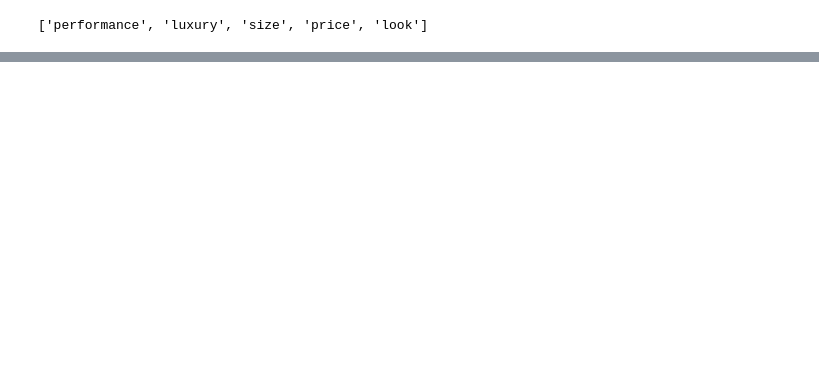
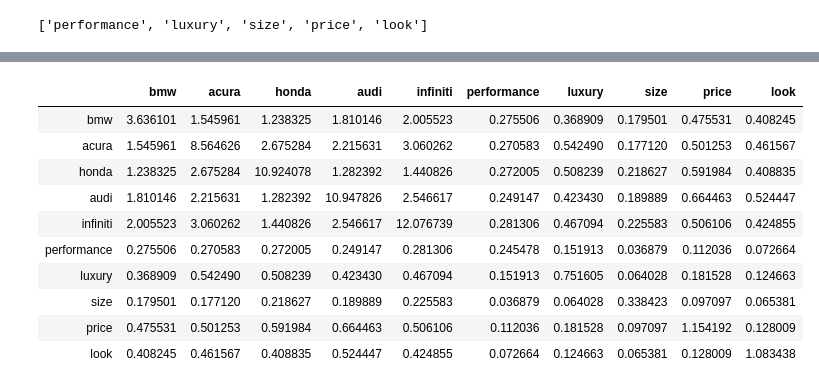
Before and after one commit to datajake-hill/text_hw1, a Jupyter notebook: HW1_Analysis.ipynb, the cells around one changed output, grey strips where cells are left out. Cells and saved outputs as stored; diff of their text form; code cells hidden in the pictures; blank space fills up the shorter version.

```diff
--- a/HW1_Analysis.ipynb
+++ b/HW1_Analysis.ipynb
@@ -376,0 +418,25 @@ top_5_attr_num
+# %%
+lifts_br_attr = np.zeros((10, 10))
+N = len(df)
+for i in range(10):
+    count1 = brands_attributes_num[i]
+    for j in range(10):
+        count2 = brands_attributes_num[j]
+        denom = count1 * count2
+        numer = brand_attr_comentions[i][j]
+        lifts_br_attr[i][j] = (numer/denom) * N
+np.set_printoptions(precision = 1)
+df_lifts_br_attr = pd.DataFrame(lifts_br_attr, columns=brands_attributes, index = brands_attributes)
+df_lifts_br_attr
+# %% [output]
+|  | bmw | acura | honda | audi | infiniti | performance | luxury | size | price | look |
+| bmw | 3.636101 | 1.545961 | 1.238325 | 1.810146 | 2.005523 | 0.275506 | 0.368909 | 0.179501 | 0.475531 | 0.408245 |
+| acura | 1.545961 | 8.564626 | 2.675284 | 2.215631 | 3.060262 | 0.270583 | 0.542490 | 0.177120 | 0.501253 | 0.461567 |
+| honda | 1.238325 | 2.675284 | 10.924078 | 1.282392 | 1.440826 | 0.272005 | 0.508239 | 0.218627 | 0.591984 | 0.408835 |
+| audi | 1.810146 | 2.215631 | 1.282392 | 10.947826 | 2.546617 | 0.249147 | 0.423430 | 0.189889 | 0.664463 | 0.524447 |
+| infiniti | 2.005523 | 3.060262 | 1.440826 | 2.546617 | 12.076739 | 0.281306 | 0.467094 | 0.225583 | 0.506106 | 0.424855 |
+| performance | 0.275506 | 0.270583 | 0.272005 | 0.249147 | 0.281306 | 0.245478 | 0.151913 | 0.036879 | 0.112036 | 0.072664 |
+| luxury | 0.368909 | 0.542490 | 0.508239 | 0.423430 | 0.467094 | 0.151913 | 0.751605 | 0.064028 | 0.181528 | 0.124663 |
+| size | 0.179501 | 0.177120 | 0.218627 | 0.189889 | 0.225583 | 0.036879 | 0.064028 | 0.338423 | 0.097097 | 0.065381 |
+| price | 0.475531 | 0.501253 | 0.591984 | 0.664463 | 0.506106 | 0.112036 | 0.181528 | 0.097097 | 1.154192 | 0.128009 |
+| look | 0.408245 | 0.461567 | 0.408835 | 0.524447 | 0.424855 | 0.072664 | 0.124663 | 0.065381 | 0.128009 | 1.083438 |
```
Also changed, not shown: parts of 18 cells of this notebook.
